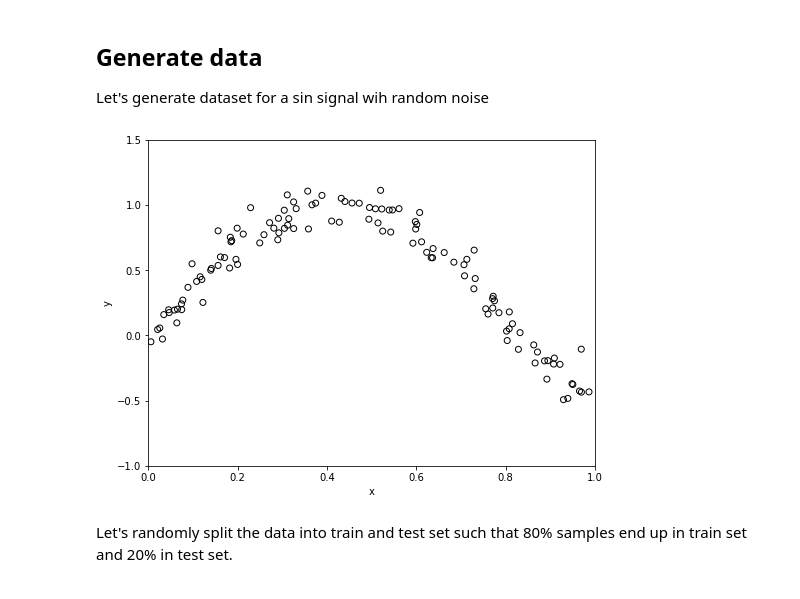
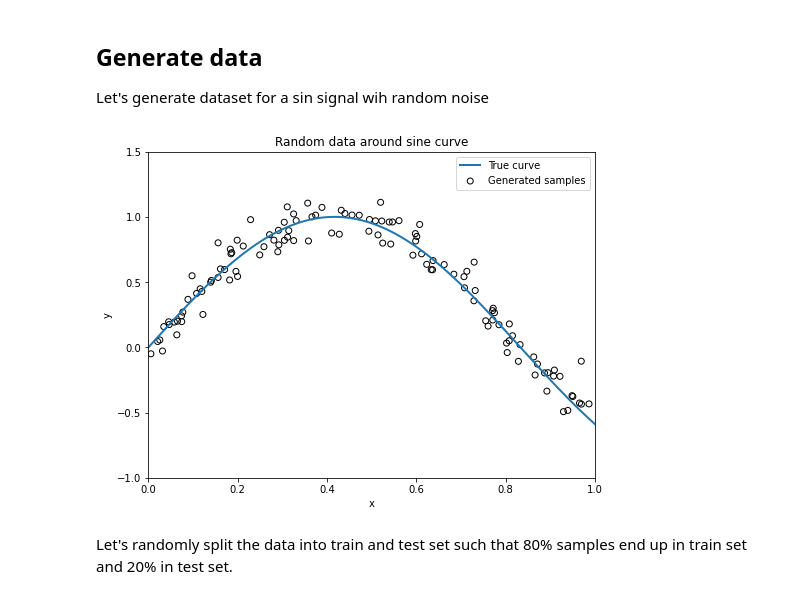
Before and after one commit to akshaykhadse/DigitalCognitionBook, a Jupyter notebook: 01_linear_regression/02_overfitting.ipynb, the cells around one changed output. Cells and saved outputs as stored; diff of their text form; code cells hidden in the pictures.

```diff
--- a/01_linear_regression/02_overfitting.ipynb
+++ b/01_linear_regression/02_overfitting.ipynb
@@ -21,34 +21,44 @@ nSamples = 120
 # Set the random seed for reproducible results
 np.random.seed(42)
 
 # "True" generating function representing a process in real life
 def trueFunction(x):
     y = np.sin(1.2 * x * np.pi)
     return(y)
 
 # x values and y value with a small amount of random noise
 x = np.sort(np.random.rand(nSamples))
 y = trueFunction(x) + 0.1 * np.random.randn(len(x))
 
 # Random indices for creating training and testing sets
 idx = np.random.choice(list(range(nSamples)), size = nSamples, replace=False)
 xData = x[idx]
 yData = y[idx]
 
 plt.figure(figsize=(8, 6))
 plt.scatter(
     xData,
     yData,
     marker="o",
     edgecolor='black',
     facecolors='none'
 )
 
+trueX = np.linspace(0, 1, 100)
+trueY = trueFunction(trueX)
+plt.plot(
+    trueX,
+    trueY,
+    linewidth=2
+)
+
 plt.ylim(-1, 1.5); plt.xlim(0, 1)
 plt.xlabel("x");
 plt.ylabel("y");
+plt.legend(["True curve","Generated samples"]);
+plt.title("Random data around sine curve");
 # %% [output]
-[figure, old version]
+[figure, new version]
 # %% [markdown]
 Let's randomly split the data into train and test set such that 80% samples end up in train set and 20% in test set.
 # %%
```
